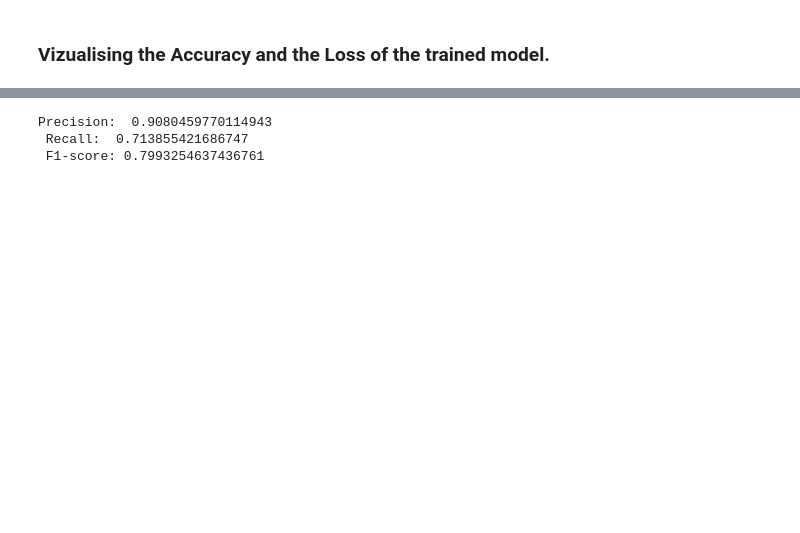
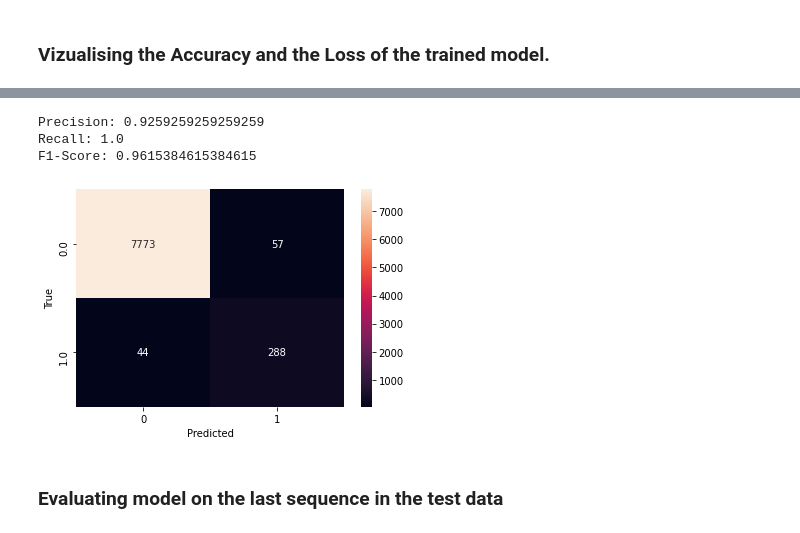
Before and after one commit to adityashakya/NASA_Predictive_Maintenance, a Jupyter notebook: NASA_Predictive_Maintenance_FD001_Binary_Classification.ipynb, the cells around one changed output, grey strips where cells are left out. Drawn from its saved outputs; the diff is of its cells as text; code cells hidden in the pictures; blank space fills up the shorter version.

```diff
--- a/NASA_Predictive_Maintenance_FD001_Binary_Classification.ipynb
+++ b/NASA_Predictive_Maintenance_FD001_Binary_Classification.ipynb
@@ -505,4 +415,0 @@ y_pred = model.predict_classes(test_X, batch_size=2048, verbose=1)
-# %%
-y_actual = test_y
-cm = confusion_matrix(y_actual, y_pred)
-print(cm)
@@ -514,8 +425,23 @@ print(cm)
 precision_test = precision_score(y_actual, y_pred)
 recall_test = recall_score(y_actual, y_pred)
 f1_test = 2 * (precision_test * recall_test) / (precision_test + recall_test)
-print( 'Precision: ', precision_test, '\n', 'Recall: ', recall_test,'\n', 'F1-score:', f1_test )
+print(f"Precision: {precision_test} \nRecall: {recall_test} \nF1-Score: {f1_test}")
 # %% [output]
-Precision:  0.9080459770114943
- Recall:  0.713855421686747
- F1-score: 0.7993254637436761
+Precision: 0.9259259259259259
+Recall: 1.0
+F1-Score: 0.9615384615384615
+# %%
+def plot_confusion_matrix(true_values, predicted_values):
+    data_cf = pd.DataFrame(list(zip(np.squeeze(true_values), np.squeeze(predicted_values))),
+               columns =['True', 'Predicted'])
+    cm = pd.crosstab(data_cf['True'], data_cf['Predicted'],
+                                   rownames=['True'], colnames=['Predicted'])
+
+    sns.heatmap(cm, annot=True, fmt='d')
+    plt.show()
+# %%
+plot_confusion_matrix(y_actual, y_pred)
+# %% [output]
+[figure, added]
+# %% [markdown]
+### Evaluating model on the last sequence in the test data
```
Also changed, not shown: parts of 29 cells of this notebook.
